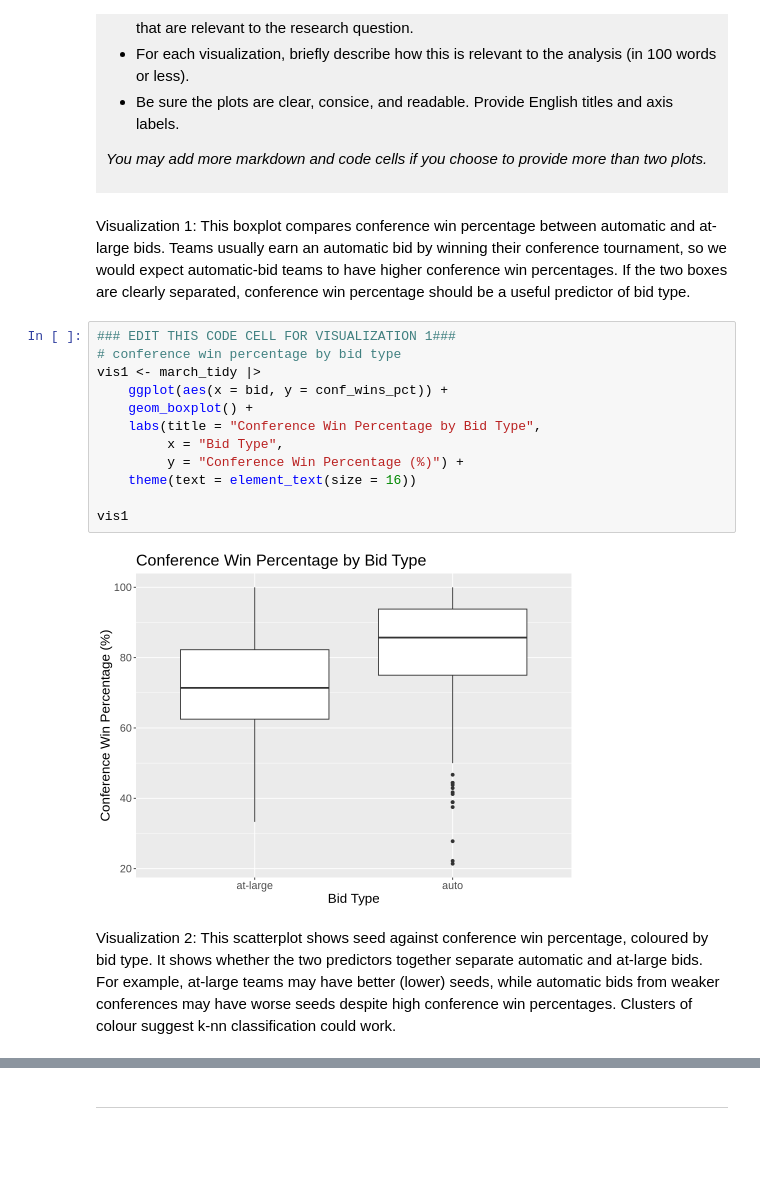
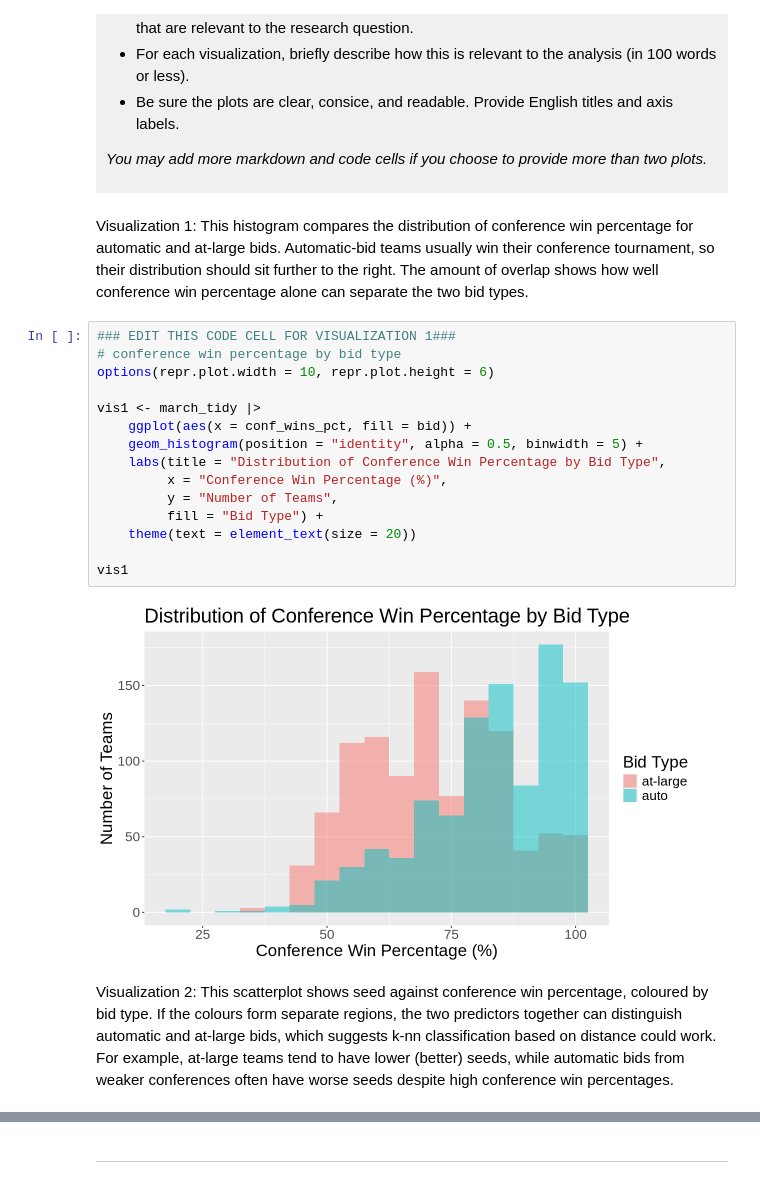
Before and after one commit to slapsysmum/dsci-100-project-pengbo-li, a Jupyter notebook: dsci-100-project-notebook.ipynb, the cells around one changed output, grey strips where cells are left out. Drawn from its saved outputs; the diff is of its cells as text; blank space fills up the shorter version.

```diff
--- a/dsci-100-project-notebook.ipynb
+++ b/dsci-100-project-notebook.ipynb
@@ -397,23 +397,26 @@ Based on your research question:
 *You may add more markdown and code cells if you choose to provide more than two plots.*
 </div>
 # %% [markdown]
-Visualization 1: This boxplot compares conference win percentage between automatic and at-large bids. Teams usually earn an automatic bid by winning their conference tournament, so we would expect automatic-bid teams to have higher conference win percentages. If the two boxes are clearly separated, conference win percentage should be a useful predictor of bid type.
+Visualization 1: This histogram compares the distribution of conference win percentage for automatic and at-large bids. Automatic-bid teams usually win their conference tournament, so their distribution should sit further to the right. The amount of overlap shows how well conference win percentage alone can separate the two bid types.
 # %%
 ### EDIT THIS CODE CELL FOR VISUALIZATION 1###
 # conference win percentage by bid type
+options(repr.plot.width = 10, repr.plot.height = 6)
+
 vis1 <- march_tidy |>
-    ggplot(aes(x = bid, y = conf_wins_pct)) +
-    geom_boxplot() +
-    labs(title = "Conference Win Percentage by Bid Type",
-         x = "Bid Type",
-         y = "Conference Win Percentage (%)") +
-    theme(text = element_text(size = 16))
+    ggplot(aes(x = conf_wins_pct, fill = bid)) +
+    geom_histogram(position = "identity", alpha = 0.5, binwidth = 5) +
+    labs(title = "Distribution of Conference Win Percentage by Bid Type",
+         x = "Conference Win Percentage (%)",
+         y = "Number of Teams",
+         fill = "Bid Type") +
+    theme(text = element_text(size = 20))
 
 vis1
 # %% [output]
-[figure, old version]
+[figure, new version]
 # %% [markdown]
-Visualization 2: This scatterplot shows seed against conference win percentage, coloured by bid type. It shows whether the two predictors together separate automatic and at-large bids. For example, at-large teams may have better (lower) seeds, while automatic bids from weaker conferences may have worse seeds despite high conference win percentages. Clusters of colour suggest k-nn classification could work.
+Visualization 2: This scatterplot shows seed against conference win percentage, coloured by bid type. If the colours form separate regions, the two predictors together can distinguish automatic and at-large bids, which suggests k-nn classification based on distance could work. For example, at-large teams tend to have lower (better) seeds, while automatic bids from weaker conferences often have worse seeds despite high conference win percentages.
 # %%
 ### EDIT THIS CODE CELL FOR VISUALIZATION 2###
 # seed vs conference win percentage, coloured by bid type
```
Also changed, not shown: parts of 1 cell of this notebook.
